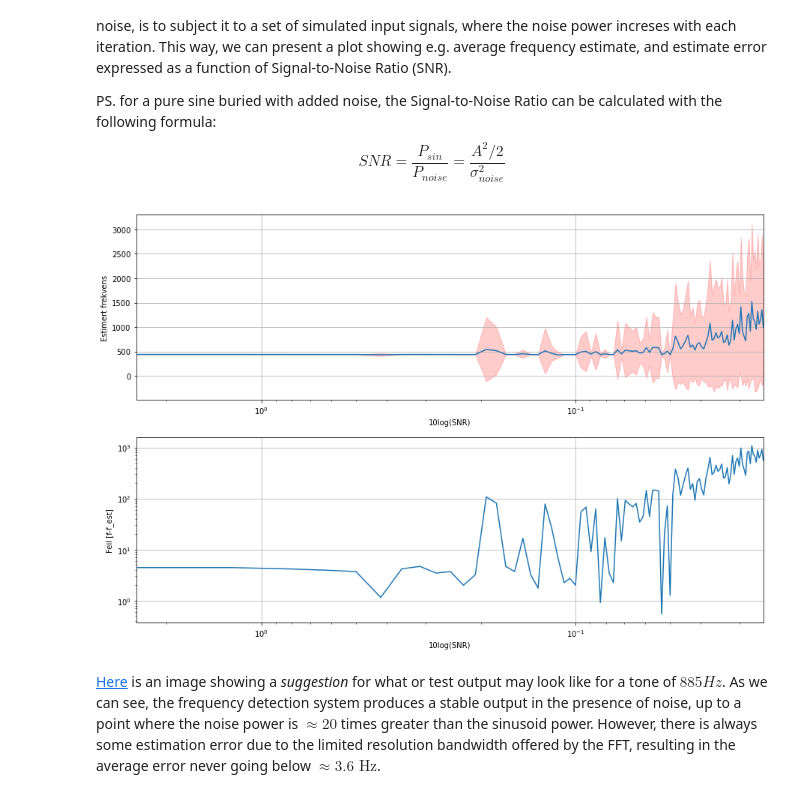
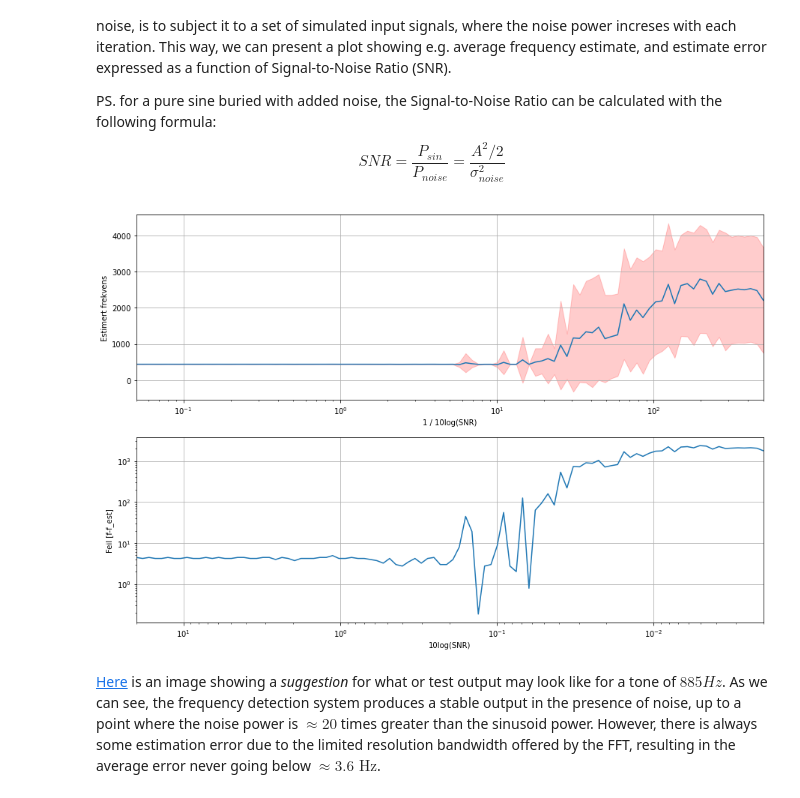
Before and after one commit to Mortenms/AIS2201_Exercises, a Jupyter notebook: Exercise_7/Test2_Pure_Sine.ipynb, the cells around one changed output. Saved outputs shown, nothing was run; the diff lists cells and outputs as text; code cells hidden in the pictures.

```diff
--- a/Exercise_7/Test2_Pure_Sine.ipynb
+++ b/Exercise_7/Test2_Pure_Sine.ipynb
@@ -16,55 +16,60 @@ from baseline_algorithm import freq_detection
 
 # Lage ein funksjon som finner variansen til signalet for å finne realistisk SNR, https://support.numxl.com/hc/en-us/articles/360050017731-Calculating-Signal-to-Noise-Ratio-Using-DFT
 
+#
+
 fs = 10000
 duration = 4
 N = duration*fs
 f = 435
-A = 1
+A = 2
 
 SNR = []
 estimatedFreqs = []
 errors = []
-variances = []
+stdDev = []
 
 t = np.arange(N)/fs
+
 signal = A*np.sin(2*np.pi*f*t)
 
-for i in range(1,100):
-    noise_variance = i/5
+snrList = np.logspace(-1,3,100)
+
+for noise_variance in snrList:
     noise = np.random.normal(scale=np.sqrt(noise_variance), size=N)
     xn = signal+noise
     SNR.append(A**2/2 / noise_variance)
     timestamps, freqs = freq_detection(xn, fs)
     estimatedFreqs.append(np.mean(freqs))
-    variances.append(np.std(freqs))
+    stdDev.append(np.std(freqs))
     errors.append(np.abs(f-np.mean(freqs)))
 
 estimatedFreqs = np.array(estimatedFreqs)
-variances = np.array(variances)
+stdDev = np.array(stdDev)
+SNR = np.array(SNR)
 
 fig, ax = plt.subplots(2,1, figsize=(15, 10))
 
-ax[0].plot(SNR,estimatedFreqs)
-ax[0].set_xlabel('10log(SNR)')
-ax[0].fill_between(SNR, estimatedFreqs - variances, estimatedFreqs + variances, color='r', alpha=0.2)
+ax[0].plot(1/SNR,estimatedFreqs)
+ax[0].set_xlabel('1 / 10log(SNR)')
+ax[0].fill_between(1/SNR, estimatedFreqs - stdDev, estimatedFreqs + stdDev, color='r', alpha=0.2)
 ax[0].set_ylabel('Estimert frekvens')
-ax[0].set_xlim(max(SNR), min(SNR))
+ax[0].set_xlim(min(1/SNR), max(1/SNR))
 ax[0].set_xscale('log')
 ax[0].grid(True)
 
 ax[1].plot(SNR,errors)
 ax[1].set_xlabel('10log(SNR)')
 ax[1].set_ylabel('Feil [f-f_est]')
 ax[1].set_xlim(max(SNR), min(SNR))
 ax[1].set_xscale('log')
 ax[1].set_yscale('log')
 ax[1].grid(True)
 
 
 
 # WRITE YOUR CODE IN THIS CELL:
 # %% [output]
-[figure, old version]
+[figure, new version]
 # %% [markdown]
 [Here](Figures/sineTest_LF.png) is an image showing a *suggestion* for what or test output may look like for a tone of $885 Hz$. As we can see, the frequency detection system produces a stable output in the presence of noise, up to a point where the noise power is $\approx 20$ times greater than the sinusoid power. However, there is always some estimation error due to the limited resolution bandwidth offered by the FFT, resulting in the average error never going below $\approx 3.6 \text{ Hz}$.
```
Also changed, not shown: 3 other files.
